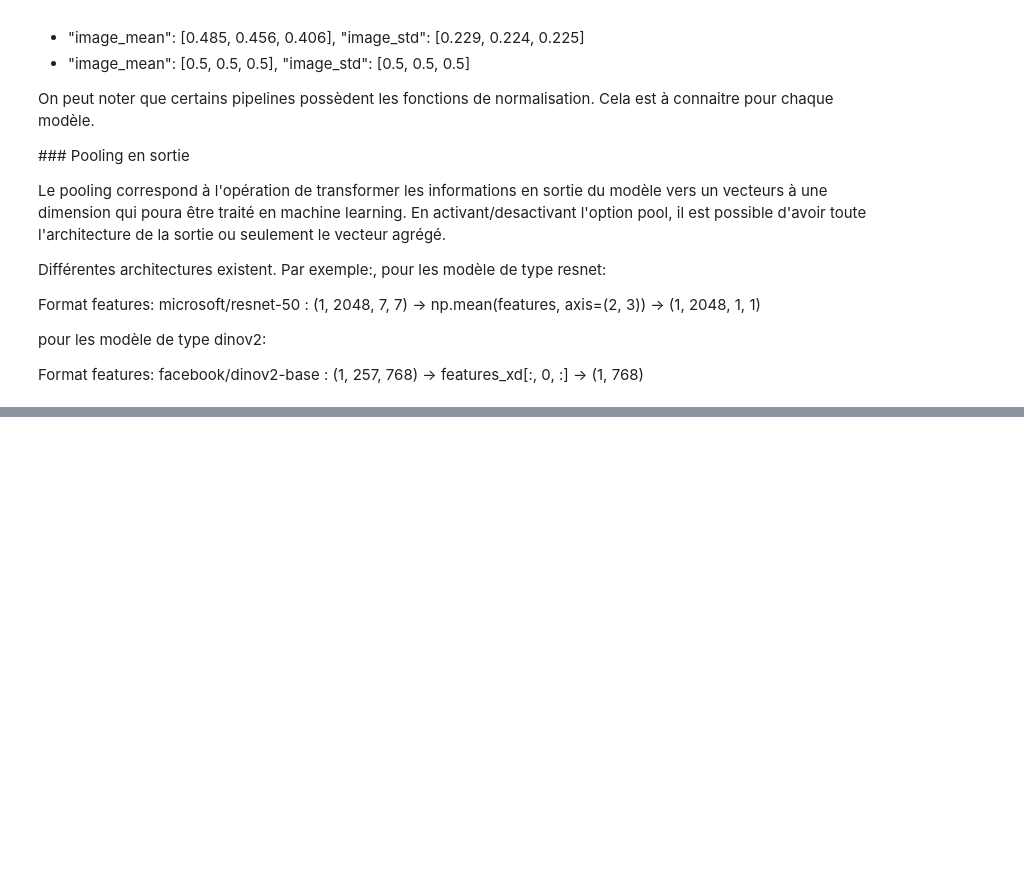
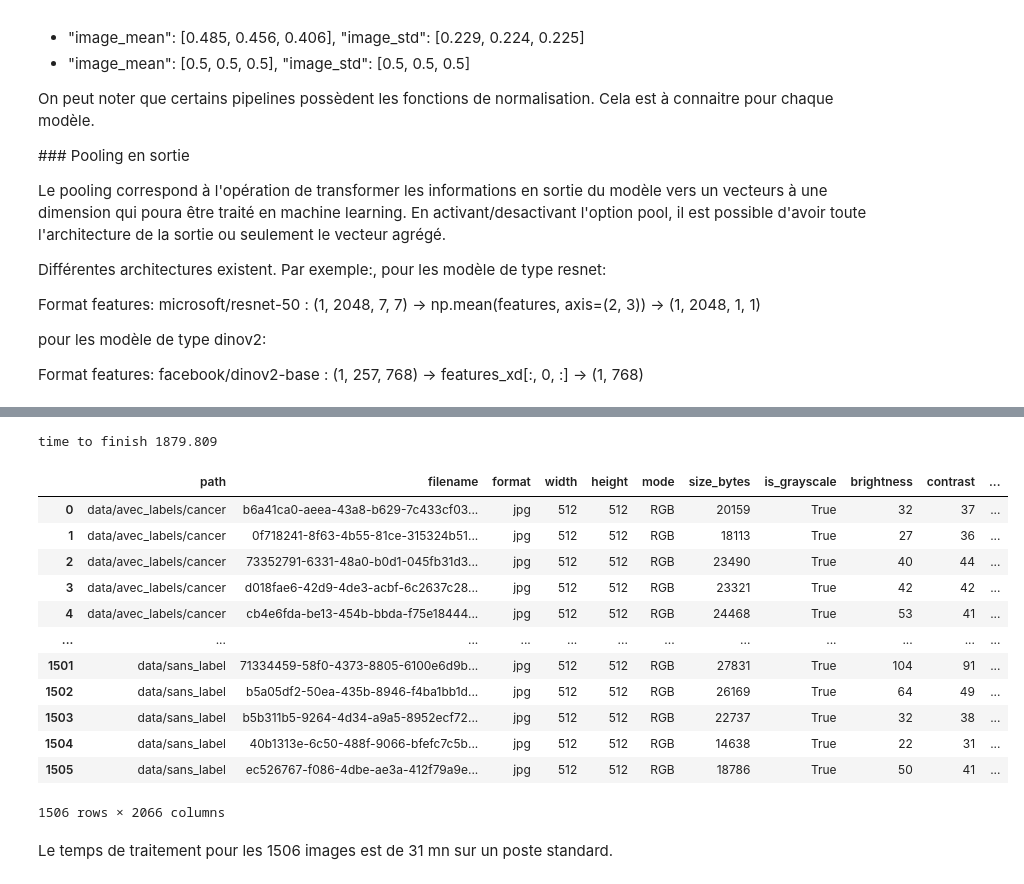
Before and after one commit to joannes59/openclassrooms_projet07, a Jupyter notebook: notebook/Approches semi-supervisées en traitement d'images - features.ipynb, the cells around one changed output, grey strips where cells are left out. Drawn from its saved outputs; the diff is of its cells as text; code cells hidden in the pictures; blank space fills up the shorter version.

```diff
--- a/notebook/approches semi-supervisées en traitement d'images - features.ipynb
+++ b/notebook/Approches semi-supervisées en traitement d'images - features.ipynb
@@ -229,0 +160,35 @@ Format features: facebook/hiera-tiny-224-hf : (1, 768)
+# %%
+import time
+
+# features extraction and save
+start_time = time.time()
+
+for index, row in df_images.iterrows():
+    image_path = os.path.join("../", row["path"], row["filename"])
+    features = images_features(image_path, processor, model)
+    df_images.loc[index, feature_column] = features
+
+df_features_filepath = os.path.join(data_path, "images_feature.parquet")
+df_images.to_parquet(df_features_filepath, index=False)
+
+end_time = round(time.time() - start_time, 3)
+print("time to finish", end_time)
+
+display(df_images)
+# %% [output]
+time to finish 1879.809
+|  | path | filename | format | width | height | mode | size_bytes | is_grayscale | brightness | contrast | ... |
+| 0 | data/avec_labels/cancer | b6a41ca0-aeea-43a8-b629-7c433cf03... | jpg | 512 | 512 | RGB | 20159 | True | 32 | 37 | ... |
+| 1 | data/avec_labels/cancer | 0f718241-8f63-4b55-81ce-315324b51... | jpg | 512 | 512 | RGB | 18113 | True | 27 | 36 | ... |
+| 2 | data/avec_labels/cancer | 73352791-6331-48a0-b0d1-045fb31d3... | jpg | 512 | 512 | RGB | 23490 | True | 40 | 44 | ... |
+| 3 | data/avec_labels/cancer | d018fae6-42d9-4de3-acbf-6c2637c28... | jpg | 512 | 512 | RGB | 23321 | True | 42 | 42 | ... |
+| 4 | data/avec_labels/cancer | cb4e6fda-be13-454b-bbda-f75e18444... | jpg | 512 | 512 | RGB | 24468 | True | 53 | 41 | ... |
+| ... | ... | ... | ... | ... | ... | ... | ... | ... | ... | ... | ... |
+| 1501 | data/sans_label | 71334459-58f0-4373-8805-6100e6d9b... | jpg | 512 | 512 | RGB | 27831 | True | 104 | 91 | ... |
+| 1502 | data/sans_label | b5a05df2-50ea-435b-8946-f4ba1bb1d... | jpg | 512 | 512 | RGB | 26169 | True | 64 | 49 | ... |
+| 1503 | data/sans_label | b5b311b5-9264-4d34-a9a5-8952ecf72... | jpg | 512 | 512 | RGB | 22737 | True | 32 | 38 | ... |
+| 1504 | data/sans_label | 40b1313e-6c50-488f-9066-bfefc7c5b... | jpg | 512 | 512 | RGB | 14638 | True | 22 | 31 | ... |
+| 1505 | data/sans_label | ec526767-f086-4dbe-ae3a-412f79a9e... | jpg | 512 | 512 | RGB | 18786 | True | 50 | 41 | ... |
+1506 rows × 2066 columns
+# %% [markdown]
+Le temps de traitement pour les 1506 images est de 31 mn sur un poste standard.
```
Also changed, not shown: parts of 2 cells of this notebook, 3 other files.
